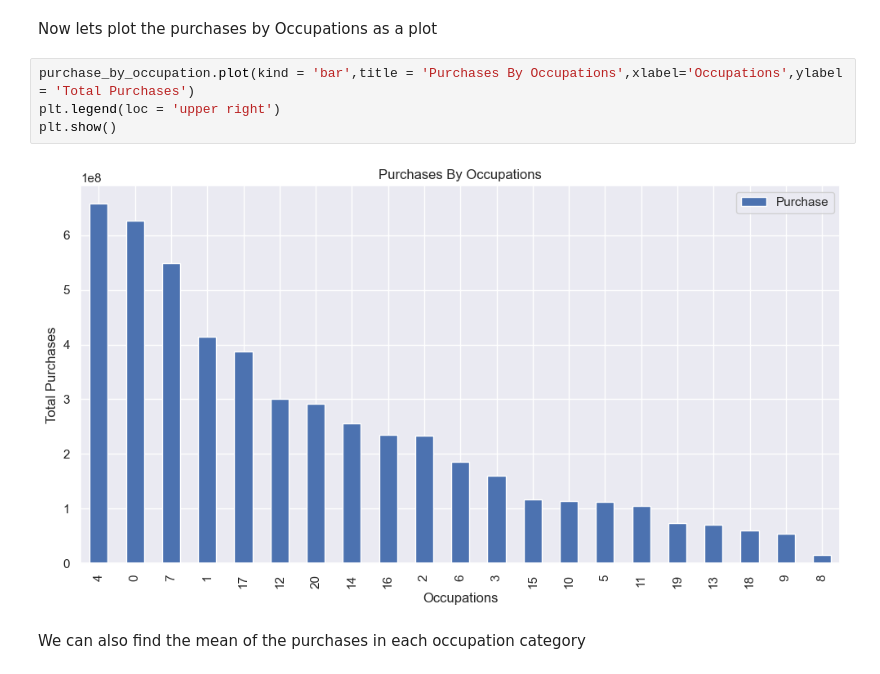
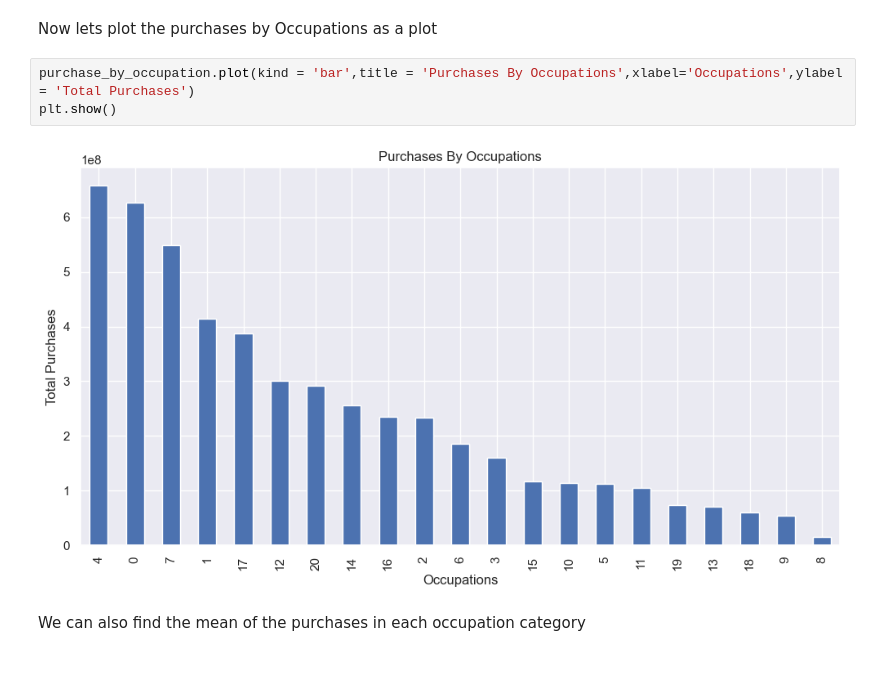
Before and after one commit to Vijay-112007/Black_Friday_Sales_Analysis, a Jupyter notebook: analysis.ipynb, the cells around one changed output. Saved outputs shown, nothing was run; the diff lists cells and outputs as text.

```diff
--- a/analysis.ipynb
+++ b/analysis.ipynb
@@ -459,10 +475,9 @@ Name: Purchase, dtype: int64
 <p>Now lets plot the purchases by Occupations as a plot</p>
 # %%
 purchase_by_occupation.plot(kind = 'bar',title = 'Purchases By Occupations',xlabel='Occupations',ylabel = 'Total Purchases')
-plt.legend(loc = 'upper right')
 plt.show()
 # %% [output]
-[figure, old version]
+[figure, new version]
 # %% [markdown]
 <p>We can also find the mean of the purchases in each occupation category</p>
 # %%
```
Also changed, not shown: parts of 16 cells of this notebook.
